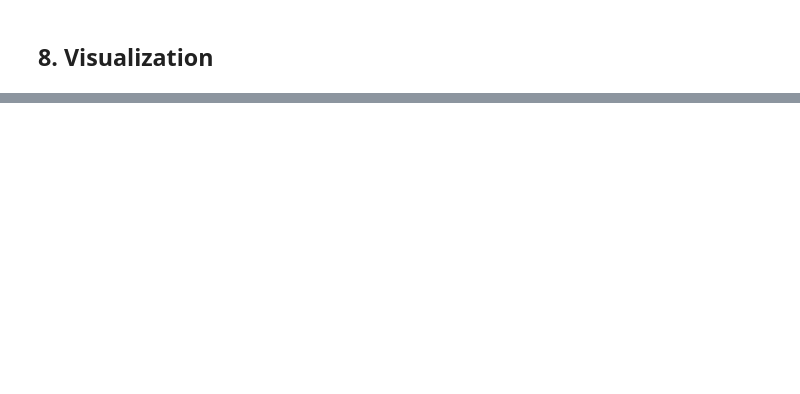
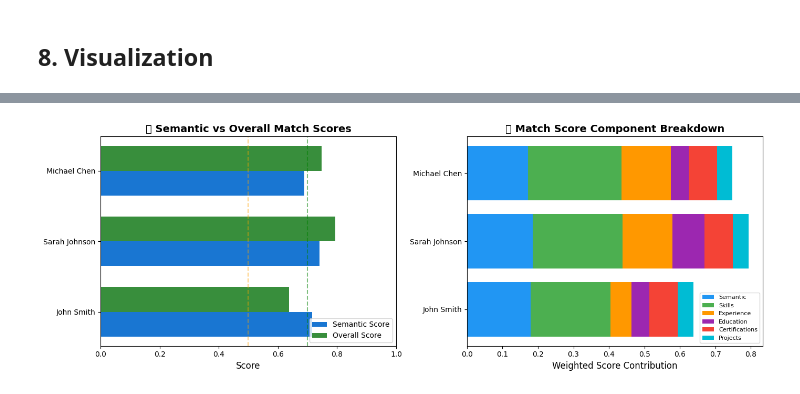
Before and after one commit to Kepler56/koru, a Jupyter notebook: notebooks/demo.ipynb, the cells around one changed output, grey strips where cells are left out. Cells and saved outputs as stored; diff of their text form; code cells hidden in the pictures; blank space fills up the shorter version.

```diff
--- a/notebooks/demo.ipynb
+++ b/notebooks/demo.ipynb
@@ -479,35 +650,87 @@ plt.show()
 # %%
-# Bar chart of best matches
-fig, ax = plt.subplots(figsize=(10, 5))
+# Bar chart comparing semantic vs comprehensive scores
+fig, axes = plt.subplots(1, 2, figsize=(14, 5))
 
 # Prepare data
 candidates = []
-best_job = []
-scores = []
+best_jobs = []
+semantic_scores = []
+overall_scores = []
+fit_levels = []
 
 for i, resume in enumerate(resumes):
     best_match = matches[i][0]
     job = jobs[best_match.job_index]
 
+    comprehensive = compute_comprehensive_match(
+        resume=resume,
+        job=job,
+        semantic_similarity=best_match.similarity_score
+    )
+
     candidates.append(resume.name or f"Resume {i+1}")
-    best_job.append(job.title or f"Job {best_match.job_index+1}")
-    scores.append(best_match.similarity_score)
+    best_jobs.append(job.title or f"Job {best_match.job_index+1}")
+    semantic_scores.append(best_match.similarity_score)
+    overall_scores.append(comprehensive['overall_score'])
+    fit_levels.append(comprehensive['fit_level'])
 
-colors = ['#28a745' if s >= 0.7 else '#ffc107' if s >= 0.5 else '#dc3545' for s in scores]
+# Plot 1: Semantic vs Overall Comparison
+x = np.arange(len(candidates))
+width = 0.35
 
-bars = ax.barh(candidates, scores, color=colors)
+bars1 = axes[0].barh(x - width/2, semantic_scores, width, label='Semantic Score', color='#1976D2')
+bars2 = axes[0].barh(x + width/2, overall_scores, width, label='Overall Score', color='#388E3C')
 
-# Add job labels on bars
-for bar, job_title, score in zip(bars, best_job, scores):
-    ax.text(bar.get_width() + 0.02, bar.get_y() + bar.get_height()/2,
-            f'{job_title} ({score:.0%})', va='center', fontsize=9)
+axes[0].set_yticks(x)
+axes[0].set_yticklabels(candidates)
+axes[0].set_xlabel('Score', fontsize=12)
+axes[0].set_title('📊 Semantic vs Overall Match Scores', fontsize=14, fontweight='bold')
+axes[0].legend(loc='lower right')
+axes[0].set_xlim(0, 1)
+axes[0].axvline(0.7, color='green', linestyle='--', alpha=0.5)
+axes[0].axvline(0.5, color='orange', linestyle='--', alpha=0.5)
 
-ax.set_xlabel('Match Score', fontsize=12)
-ax.set_title('🏆 Best Job Match for Each Candidate', fontsize=14, fontweight='bold')
-ax.set_xlim(0, 1.3)
-ax.axvline(0.7, color='green', linestyle='--', alpha=0.5, label='Excellent (70%+)')
-ax.axvline(0.5, color='orange', linestyle='--', alpha=0.5, label='Good (50%+)')
-ax.legend(loc='lower right')
+# Plot 2: Component breakdown for best matches
+component_data = {}
+for i, resume in enumerate(resumes):
+    best_match = matches[i][0]
+    job = jobs[best_match.job_index]
+
+    comprehensive = compute_comprehensive_match(
+        resume=resume,
+        job=job,
+        semantic_similarity=best_match.similarity_score
+    )
+
+    for comp, score in comprehensive['component_scores'].items():
+        if comp not in component_data:
+            component_data[comp] = []
+        component_data[comp].append(score)
+
+# Stacked bar chart
+bottom = np.zeros(len(candidates))
+colors = ['#2196F3', '#4CAF50', '#FF9800', '#9C27B0', '#F44336', '#00BCD4']
+
+for idx, (comp, scores_list) in enumerate(component_data.items()):
+    # Normalize for visualization (weights sum to 1)
+    weights = {'semantic': 0.25, 'skills': 0.30, 'experience': 0.20,
+               'education': 0.10, 'certifications': 0.10, 'projects': 0.05}
+    weighted_scores = [s * weights.get(comp, 0.1) for s in scores_list]
+    axes[1].barh(candidates, weighted_scores, left=bottom, label=comp.capitalize(), color=colors[idx % len(colors)])
+    bottom += weighted_scores
+
+axes[1].set_xlabel('Weighted Score Contribution', fontsize=12)
+axes[1].set_title('📊 Match Score Component Breakdown', fontsize=14, fontweight='bold')
+axes[1].legend(loc='lower right', fontsize=8)
 
 plt.tight_layout()
 plt.show()
+
+# Print fit levels
+print("\n🏆 Best Match Summary:")
+print("-" * 50)
+for candidate, job, overall, fit in zip(candidates, best_jobs, overall_scores, fit_levels):
+    emoji = "🟢" if fit == "Excellent" else "🔵" if fit == "Good" else "🟡" if fit == "Moderate" else "🟠" if fit == "Limited" else "🔴"
+    print(f"{emoji} {candidate} → {job}: {overall:.0%} ({fit})")
+# %% [output]
+[figure, added]
```
Also changed, not shown: parts of 19 cells of this notebook, 9 other files.
